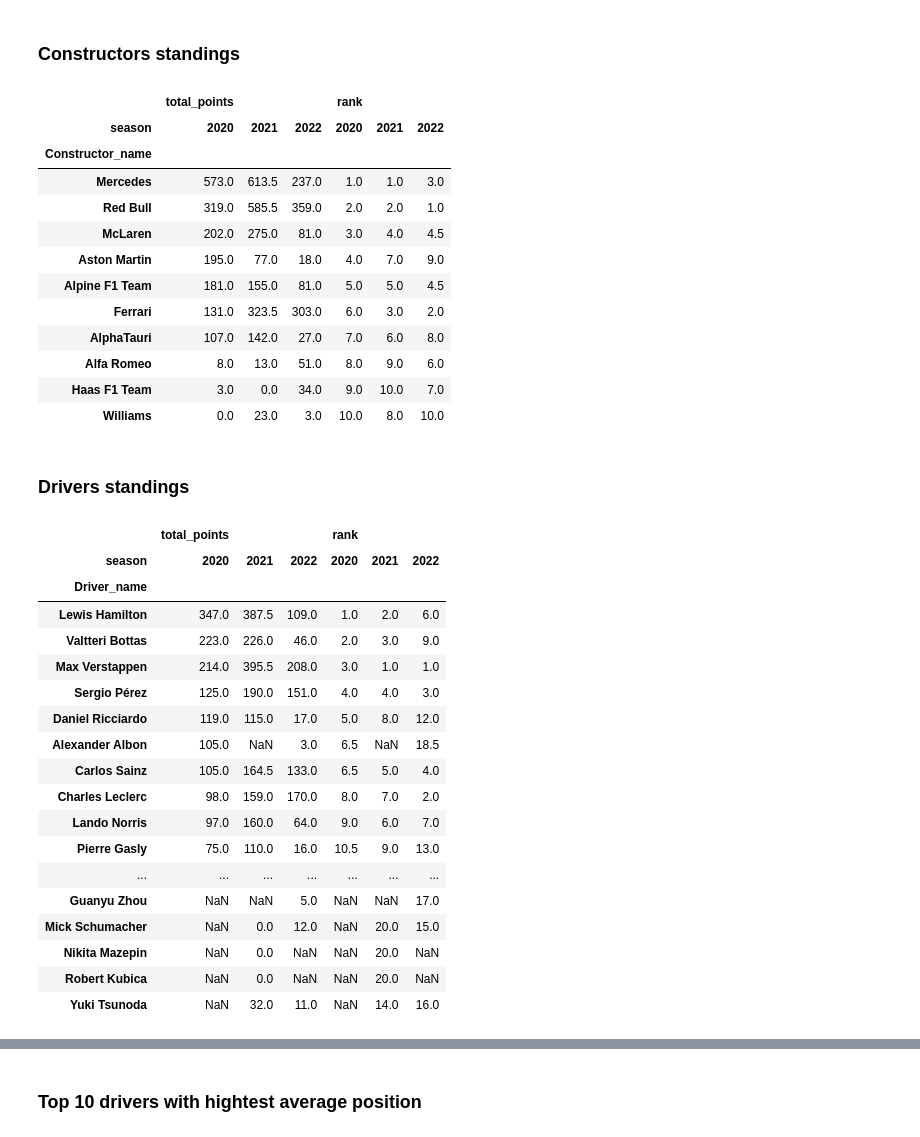
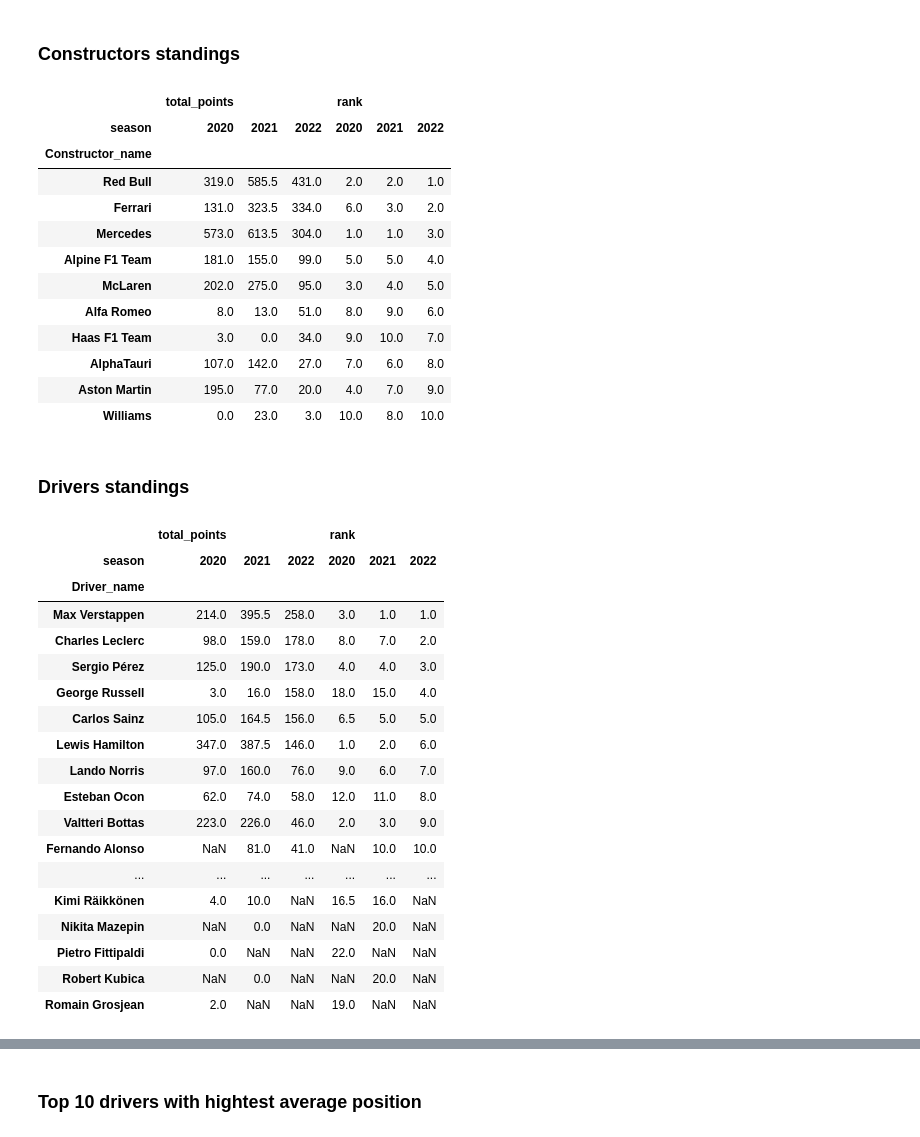
Before and after one commit to pmaciejj/f1, a Jupyter notebook: notebook/f1.ipynb, the cells around one changed output, grey strips where cells are left out. Cells and saved outputs as stored; diff of their text form; code cells hidden in the pictures.

```diff
--- a/notebook/f1.ipynb
+++ b/notebook/f1.ipynb
@@ -68,52 +68,52 @@ df[('total_points', 2020)].loc["Aston Martin"] = df[('total_points', 2020)].loc[
 df.insert(3,('rank', 2020),df[('total_points', 2020)].rank(ascending=False))
 df.insert(4,('rank', 2021),df[('total_points', 2021)].rank(ascending=False))
 df.insert(5,('rank', 2022),df[('total_points', 2022)].rank(ascending=False))
-df.sort_values([('total_points', 2020)],ascending=False)
+df.sort_values([('total_points', 2022)],ascending=False)
 # %% [output]
 |  | total_points |  |  | rank |  |  |
 | season | 2020 | 2021 | 2022 | 2020 | 2021 | 2022 |
 | Constructor_name |  |  |  |  |  |  |
-| Mercedes | 573.0 | 613.5 | 237.0 | 1.0 | 1.0 | 3.0 |
-| Red Bull | 319.0 | 585.5 | 359.0 | 2.0 | 2.0 | 1.0 |
-| McLaren | 202.0 | 275.0 | 81.0 | 3.0 | 4.0 | 4.5 |
-| Aston Martin | 195.0 | 77.0 | 18.0 | 4.0 | 7.0 | 9.0 |
-| Alpine F1 Team | 181.0 | 155.0 | 81.0 | 5.0 | 5.0 | 4.5 |
-| Ferrari | 131.0 | 323.5 | 303.0 | 6.0 | 3.0 | 2.0 |
-| AlphaTauri | 107.0 | 142.0 | 27.0 | 7.0 | 6.0 | 8.0 |
+| Red Bull | 319.0 | 585.5 | 431.0 | 2.0 | 2.0 | 1.0 |
+| Ferrari | 131.0 | 323.5 | 334.0 | 6.0 | 3.0 | 2.0 |
+| Mercedes | 573.0 | 613.5 | 304.0 | 1.0 | 1.0 | 3.0 |
+| Alpine F1 Team | 181.0 | 155.0 | 99.0 | 5.0 | 5.0 | 4.0 |
+| McLaren | 202.0 | 275.0 | 95.0 | 3.0 | 4.0 | 5.0 |
 | Alfa Romeo | 8.0 | 13.0 | 51.0 | 8.0 | 9.0 | 6.0 |
 | Haas F1 Team | 3.0 | 0.0 | 34.0 | 9.0 | 10.0 | 7.0 |
+| AlphaTauri | 107.0 | 142.0 | 27.0 | 7.0 | 6.0 | 8.0 |
+| Aston Martin | 195.0 | 77.0 | 20.0 | 4.0 | 7.0 | 9.0 |
 | Williams | 0.0 | 23.0 | 3.0 | 10.0 | 8.0 | 10.0 |
 # %% [markdown]
 ### Drivers standings
 # %%
 df = points.groupby(["season","Driver_name"],as_index=False)[["points"]].agg(
     total_points = ("points","sum")
 )
 df
 df = df.pivot(index = "Driver_name",columns="season")
 
 
 df.insert(3,('rank', 2020),df[('total_points', 2020)].rank(ascending=False))
 df.insert(4,('rank', 2021),df[('total_points', 2021)].rank(ascending=False))
 df.insert(5,('rank', 2022),df[('total_points', 2022)].rank(ascending=False))
-df.sort_values([('total_points', 2020)],ascending=False)
+df.sort_values([('total_points', 2022)],ascending=False)
 # %% [output]
 |  | total_points |  |  | rank |  |  |
 | season | 2020 | 2021 | 2022 | 2020 | 2021 | 2022 |
 | Driver_name |  |  |  |  |  |  |
-| Lewis Hamilton | 347.0 | 387.5 | 109.0 | 1.0 | 2.0 | 6.0 |
+| Max Verstappen | 214.0 | 395.5 | 258.0 | 3.0 | 1.0 | 1.0 |
+| Charles Leclerc | 98.0 | 159.0 | 178.0 | 8.0 | 7.0 | 2.0 |
+| Sergio Pérez | 125.0 | 190.0 | 173.0 | 4.0 | 4.0 | 3.0 |
+| George Russell | 3.0 | 16.0 | 158.0 | 18.0 | 15.0 | 4.0 |
+| Carlos Sainz | 105.0 | 164.5 | 156.0 | 6.5 | 5.0 | 5.0 |
+| Lewis Hamilton | 347.0 | 387.5 | 146.0 | 1.0 | 2.0 | 6.0 |
+| Lando Norris | 97.0 | 160.0 | 76.0 | 9.0 | 6.0 | 7.0 |
+| Esteban Ocon | 62.0 | 74.0 | 58.0 | 12.0 | 11.0 | 8.0 |
 | Valtteri Bottas | 223.0 | 226.0 | 46.0 | 2.0 | 3.0 | 9.0 |
-| Max Verstappen | 214.0 | 395.5 | 208.0 | 3.0 | 1.0 | 1.0 |
-| Sergio Pérez | 125.0 | 190.0 | 151.0 | 4.0 | 4.0 | 3.0 |
-| Daniel Ricciardo | 119.0 | 115.0 | 17.0 | 5.0 | 8.0 | 12.0 |
-| Alexander Albon | 105.0 | NaN | 3.0 | 6.5 | NaN | 18.5 |
-| Carlos Sainz | 105.0 | 164.5 | 133.0 | 6.5 | 5.0 | 4.0 |
-| Charles Leclerc | 98.0 | 159.0 | 170.0 | 8.0 | 7.0 | 2.0 |
-| Lando Norris | 97.0 | 160.0 | 64.0 | 9.0 | 6.0 | 7.0 |
-| Pierre Gasly | 75.0 | 110.0 | 16.0 | 10.5 | 9.0 | 13.0 |
+| Fernando Alonso | NaN | 81.0 | 41.0 | NaN | 10.0 | 10.0 |
 | ... | ... | ... | ... | ... | ... | ... |
-| Guanyu Zhou | NaN | NaN | 5.0 | NaN | NaN | 17.0 |
-| Mick Schumacher | NaN | 0.0 | 12.0 | NaN | 20.0 | 15.0 |
+| Kimi Räikkönen | 4.0 | 10.0 | NaN | 16.5 | 16.0 | NaN |
 | Nikita Mazepin | NaN | 0.0 | NaN | NaN | 20.0 | NaN |
+| Pietro Fittipaldi | 0.0 | NaN | NaN | 22.0 | NaN | NaN |
 | Robert Kubica | NaN | 0.0 | NaN | NaN | 20.0 | NaN |
-| Yuki Tsunoda | NaN | 32.0 | 11.0 | NaN | 14.0 | 16.0 |
+| Romain Grosjean | 2.0 | NaN | NaN | 19.0 | NaN | NaN |
```
Also changed, not shown: parts of 4 cells of this notebook, 4 other files.
